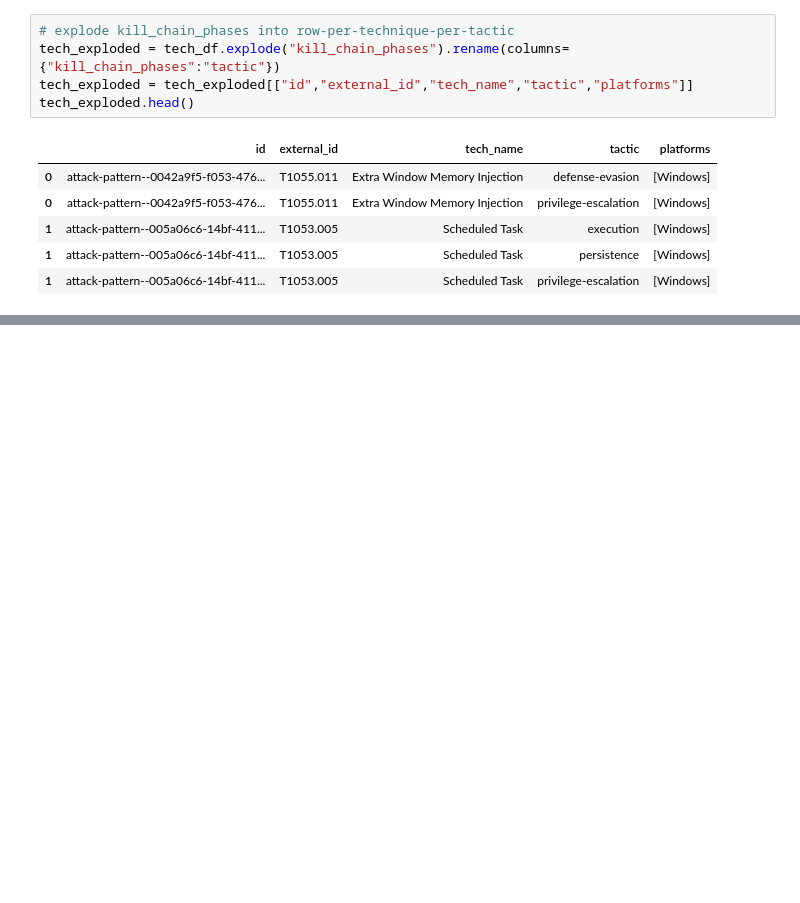
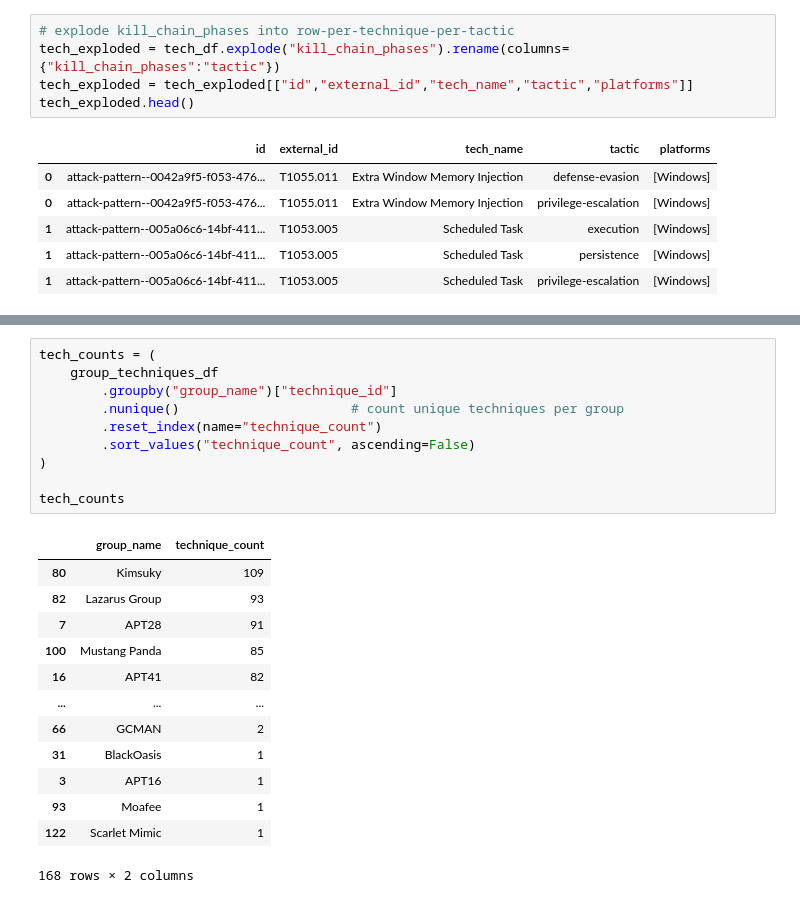
Before and after one commit to Math-UC/attack-stix-data, a Jupyter notebook: atp-project/main_dataframe.ipynb, the cells around one changed output, grey strips where cells are left out. Drawn from its saved outputs; the diff is of its cells as text; blank space fills up the shorter version.

```diff
--- a/atp-project/main_dataframe.ipynb
+++ b/atp-project/main_dataframe.ipynb
@@ -350,0 +199,24 @@ plt.show()
+# %%
+tech_counts = (
+    group_techniques_df
+        .groupby("group_name")["technique_id"]
+        .nunique()                      # count unique techniques per group
+        .reset_index(name="technique_count")
+        .sort_values("technique_count", ascending=False)
+)
+
+tech_counts
+# %% [output]
+|  | group_name | technique_count |
+| 80 | Kimsuky | 109 |
+| 82 | Lazarus Group | 93 |
+| 7 | APT28 | 91 |
+| 100 | Mustang Panda | 85 |
+| 16 | APT41 | 82 |
+| ... | ... | ... |
+| 66 | GCMAN | 2 |
+| 31 | BlackOasis | 1 |
+| 3 | APT16 | 1 |
+| 93 | Moafee | 1 |
+| 122 | Scarlet Mimic | 1 |
+168 rows × 2 columns
```
Also changed, not shown: parts of 13 cells of this notebook.
